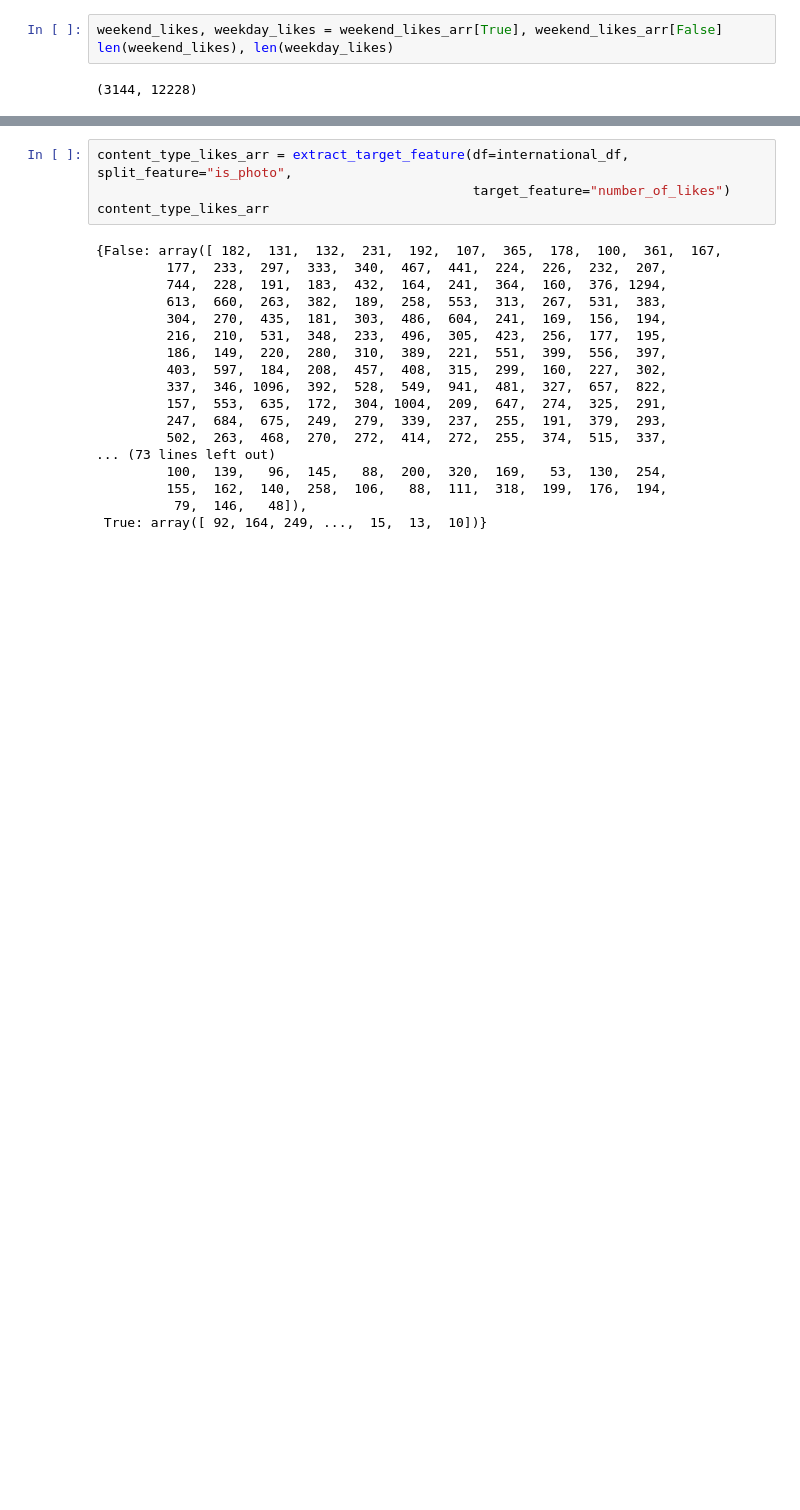
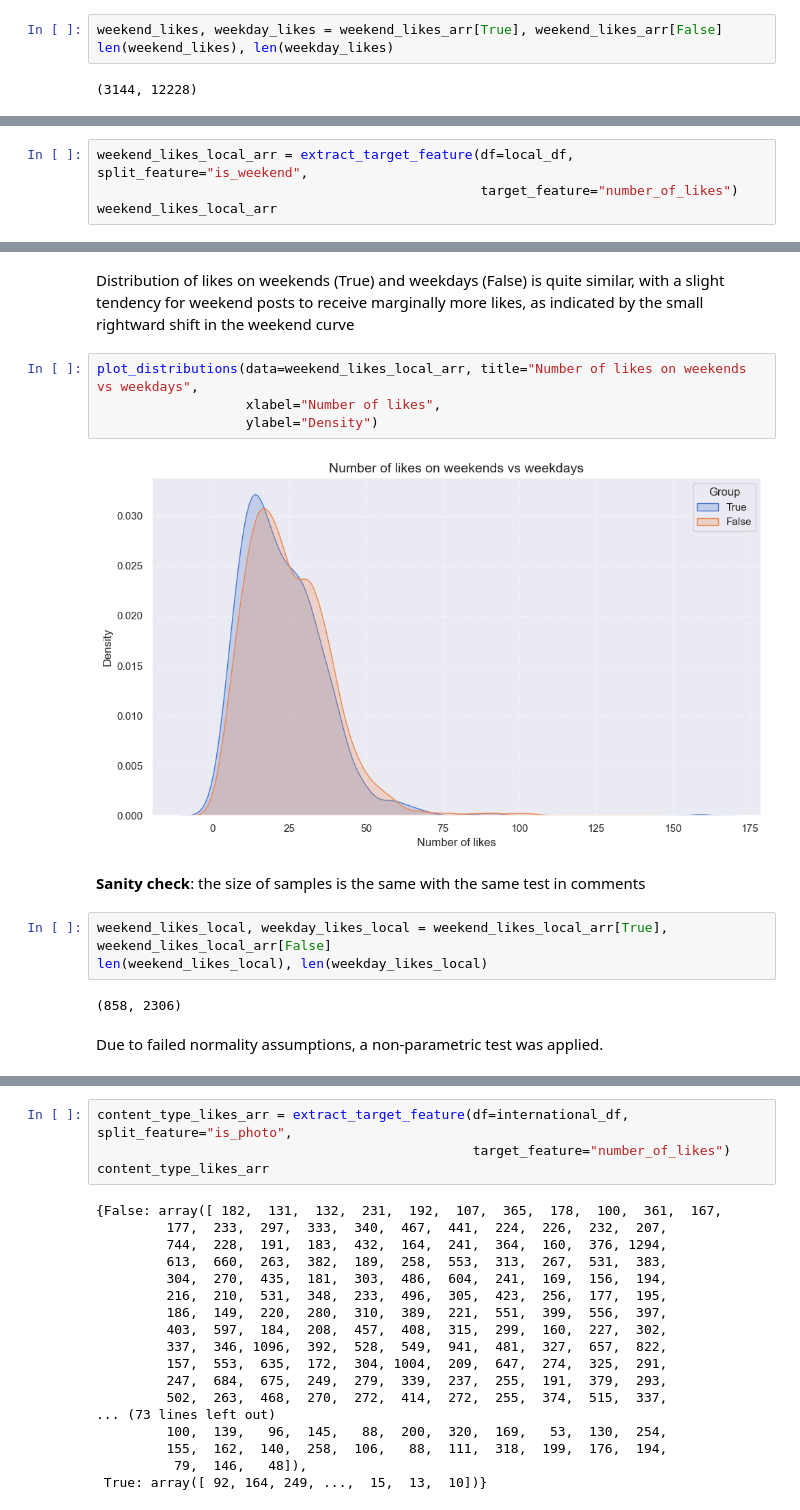
Before and after one commit to semwett0301/dms-hypothesis-testing, a Jupyter notebook: final_analysis.ipynb, the cells around one changed output, grey strips where cells are left out. Saved outputs shown, nothing was run; the diff lists cells and outputs as text; blank space fills up the shorter version.

```diff
--- a/final_analysis.ipynb
+++ b/final_analysis.ipynb
@@ -1875,0 +1946,4 @@ H0 has been rejected, Ha has been accepted
+# %%
+weekend_likes_local_arr = extract_target_feature(df=local_df, split_feature="is_weekend",
+                                                 target_feature="number_of_likes")
+weekend_likes_local_arr
@@ -1875,0 +1968,17 @@ H0 has been rejected, Ha has been accepted
+# %% [markdown]
+Distribution of likes on weekends (True) and weekdays (False) is quite similar, with a slight tendency for weekend posts to receive marginally more likes, as indicated by the small rightward shift in the weekend curve
+# %%
+plot_distributions(data=weekend_likes_local_arr, title="Number of likes on weekends vs weekdays",
+                   xlabel="Number of likes",
+                   ylabel="Density")
+# %% [output]
+[figure, added]
+# %% [markdown]
+**Sanity check**: the size of samples is the same with the same test in comments
+# %%
+weekend_likes_local, weekday_likes_local = weekend_likes_local_arr[True], weekend_likes_local_arr[False]
+len(weekend_likes_local), len(weekday_likes_local)
+# %% [output]
+(858, 2306)
+# %% [markdown]
+Due to failed normality assumptions, a non-parametric test was applied.
```
Also changed, not shown: parts of 170 cells of this notebook, 5 other files.
